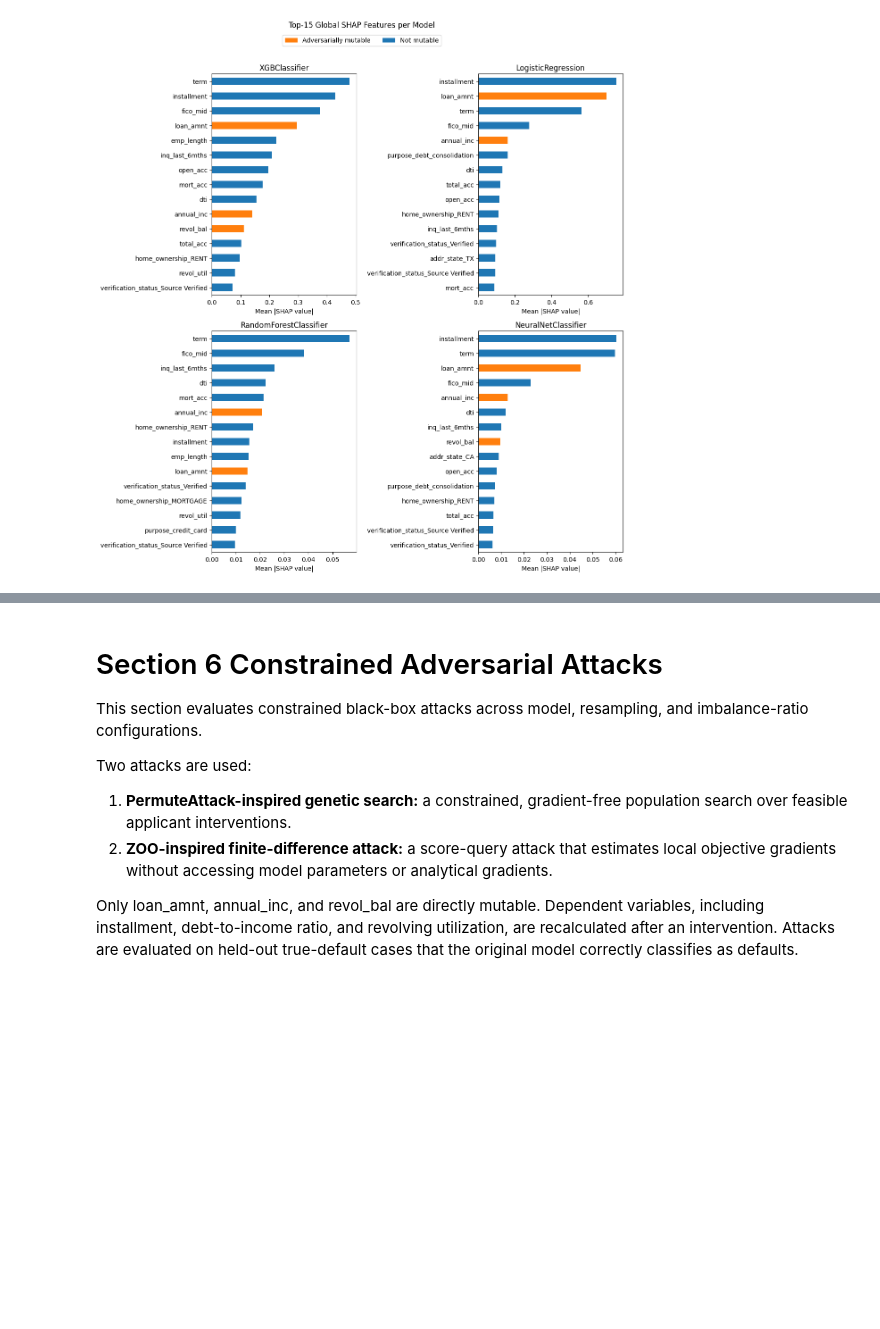
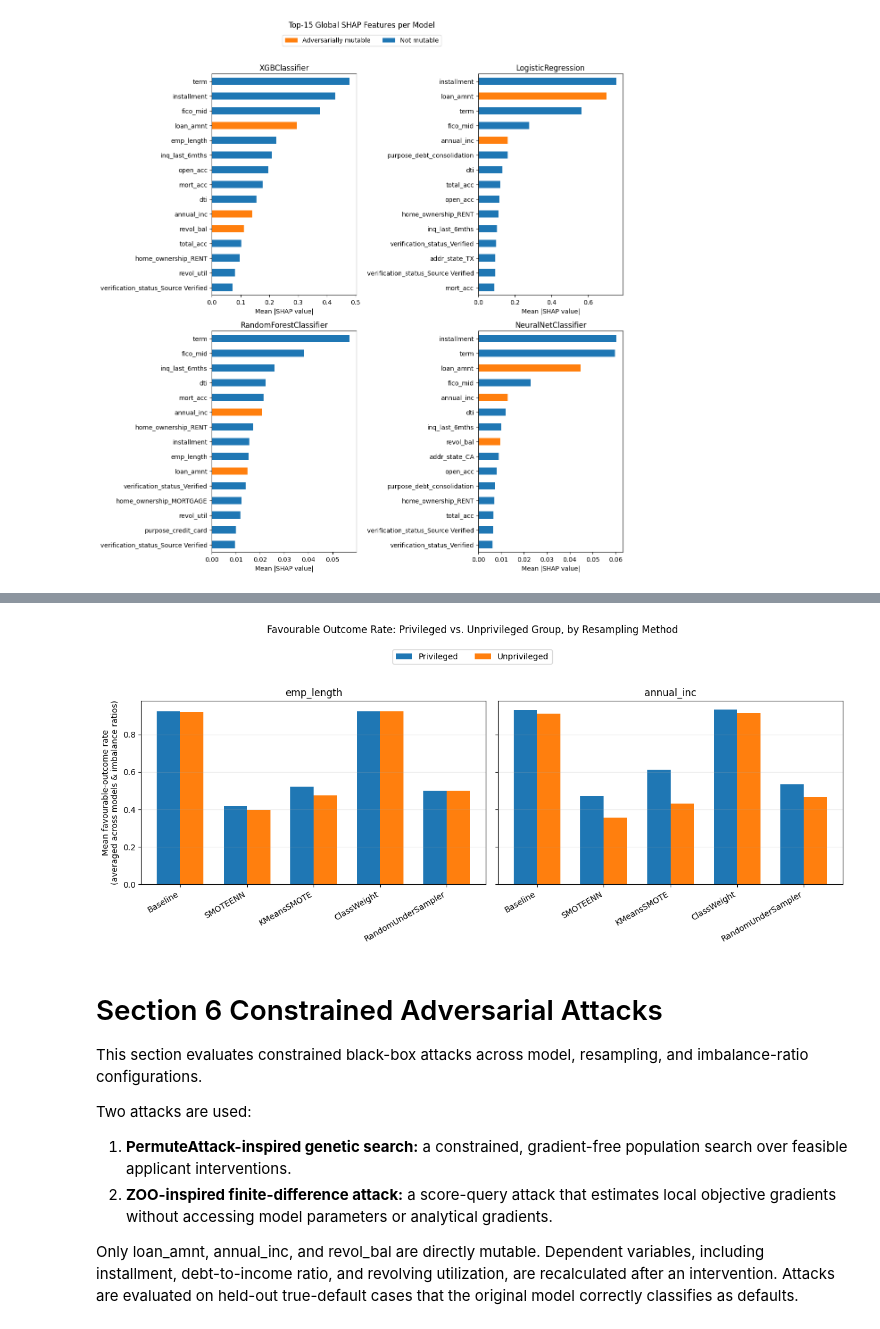
Before and after one commit to TimAngevare/Adversarial-Attacks-on-Class-Imbalanced-Lending-Default-Models, a Jupyter notebook: Notebook_Final_V1.ipynb, the cells around one changed output, grey strips where cells are left out. Drawn from its saved outputs; the diff is of its cells as text; code cells hidden in the pictures; blank space fills up the shorter version.

```diff
--- a/Notebook_Final_V1.ipynb
+++ b/Notebook_Final_V1.ipynb
@@ -2183,3 +2288,30 @@ fairness_results_df.round(3)
+# %%
+rate_df = fairness_results_df.copy()
+fig3, axes3 = plt.subplots(1, 2, figsize=(13, 5), sharey=True)
+width = 0.35
+
+for ax, feature in zip(axes3, list(DIR_GROUP_SPECS.keys())):
+    sub = rate_df[rate_df["Feature"] == feature]
+    grp = sub.groupby(["Sampler", "Role"])["favourable_label_rate"].mean().unstack("Role")
+    grp = grp.reindex(unique_samplers)
+
+    x = np.arange(len(unique_samplers))
+    ax.bar(x - width/2, grp["privileged"], width, label="Privileged", color="tab:blue")
+    ax.bar(x + width/2, grp["unprivileged"], width, label="Unprivileged", color="tab:orange")
+
+    ax.set_xticks(x)
+    ax.set_xticklabels(unique_samplers, rotation=30, ha="right")
+    ax.set_title(feature)
+    ax.grid(axis="y", alpha=0.25)
+
+axes3[0].set_ylabel("Mean favourable-outcome rate\n(averaged across models & imbalance ratios)")
+handles, labels = axes3[0].get_legend_handles_labels()
+fig3.legend(handles, labels, loc="upper center", ncol=2, bbox_to_anchor=(0.5, 1.05))
+fig3.suptitle("Favourable Outcome Rate: Privileged vs. Unprivileged Group, by Resampling Method", y=1.12)
+fig3.tight_layout()
+plt.show()
+# %% [output]
+[figure, added]
 # %% [markdown]
 # Section 6 Constrained Adversarial Attacks
 
```
Also changed, not shown: parts of 15 cells of this notebook, 1 other file.
